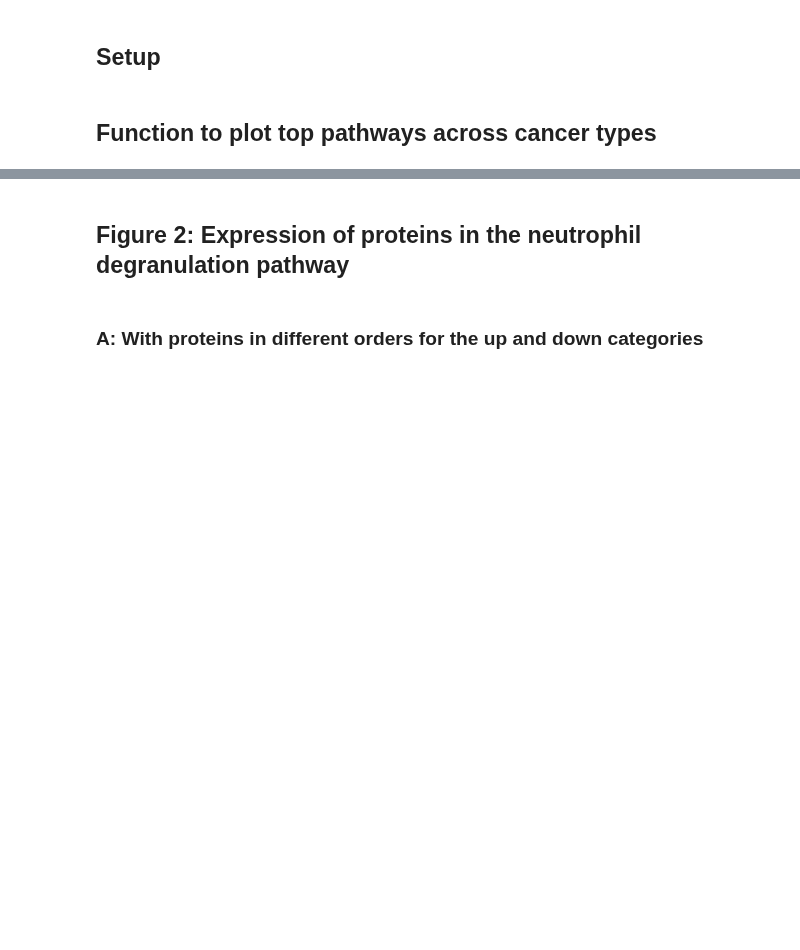
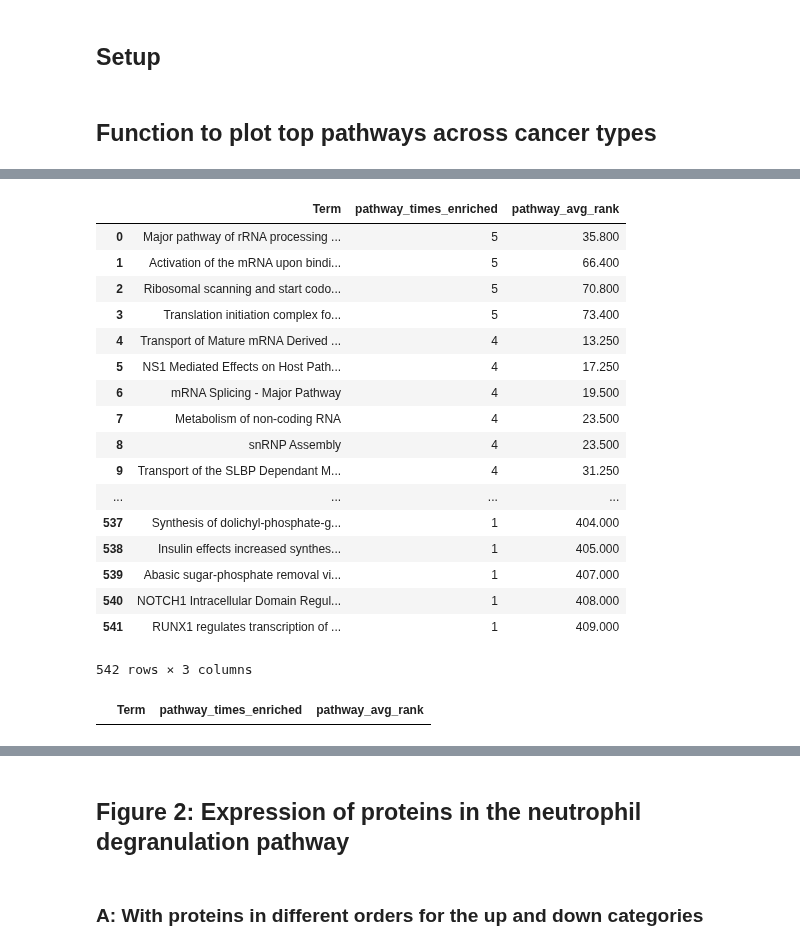
Before and after one commit to caleb-lindgren/scratchpad, a Jupyter notebook: pancancer_enrichment/7_visualize_results_gseapy.ipynb, the cells around one changed output, grey strips where cells are left out. Drawn from its saved outputs; the diff is of its cells as text; code cells hidden in the pictures; blank space fills up the shorter version.

```diff
--- a/pancancer_enrichment/7_visualize_results_gseapy.ipynb
+++ b/pancancer_enrichment/7_visualize_results_gseapy.ipynb
@@ -228,0 +249,25 @@ def plot_top_ten(enrich_file_path, expr_file_path, xtitle):
+# %%
+plot_top_ten(STEP5_diff_of_classes, STEP1_FILE_PATH, "Reactome data - proteins ranked by diff_of_classes")
+# %% [output]
+|  | Term | pathway_times_enriched | pathway_avg_rank |
+| 0 | Major pathway of rRNA processing ... | 5 | 35.800 |
+| 1 | Activation of the mRNA upon bindi... | 5 | 66.400 |
+| 2 | Ribosomal scanning and start codo... | 5 | 70.800 |
+| 3 | Translation initiation complex fo... | 5 | 73.400 |
+| 4 | Transport of Mature mRNA Derived ... | 4 | 13.250 |
+| 5 | NS1 Mediated Effects on Host Path... | 4 | 17.250 |
+| 6 | mRNA Splicing - Major Pathway | 4 | 19.500 |
+| 7 | Metabolism of non-coding RNA | 4 | 23.500 |
+| 8 | snRNP Assembly | 4 | 23.500 |
+| 9 | Transport of the SLBP Dependant M... | 4 | 31.250 |
+| ... | ... | ... | ... |
+| 537 | Synthesis of dolichyl-phosphate-g... | 1 | 404.000 |
+| 538 | Insulin effects increased synthes... | 1 | 405.000 |
+| 539 | Abasic sugar-phosphate removal vi... | 1 | 407.000 |
+| 540 | NOTCH1 Intracellular Domain Regul... | 1 | 408.000 |
+| 541 | RUNX1 regulates transcription of ... | 1 | 409.000 |
+542 rows × 3 columns
+# %%
+plot_top_ten(STEP5_log2_ratio_of_classes, STEP1_FILE_PATH, "Reactome data - proteins ranked by log2_ratio_of_classes")
+# %% [output]
+|  | Term | pathway_times_enriched | pathway_avg_rank |
```
Also changed, not shown: parts of 9 cells of this notebook, 2 other files.
